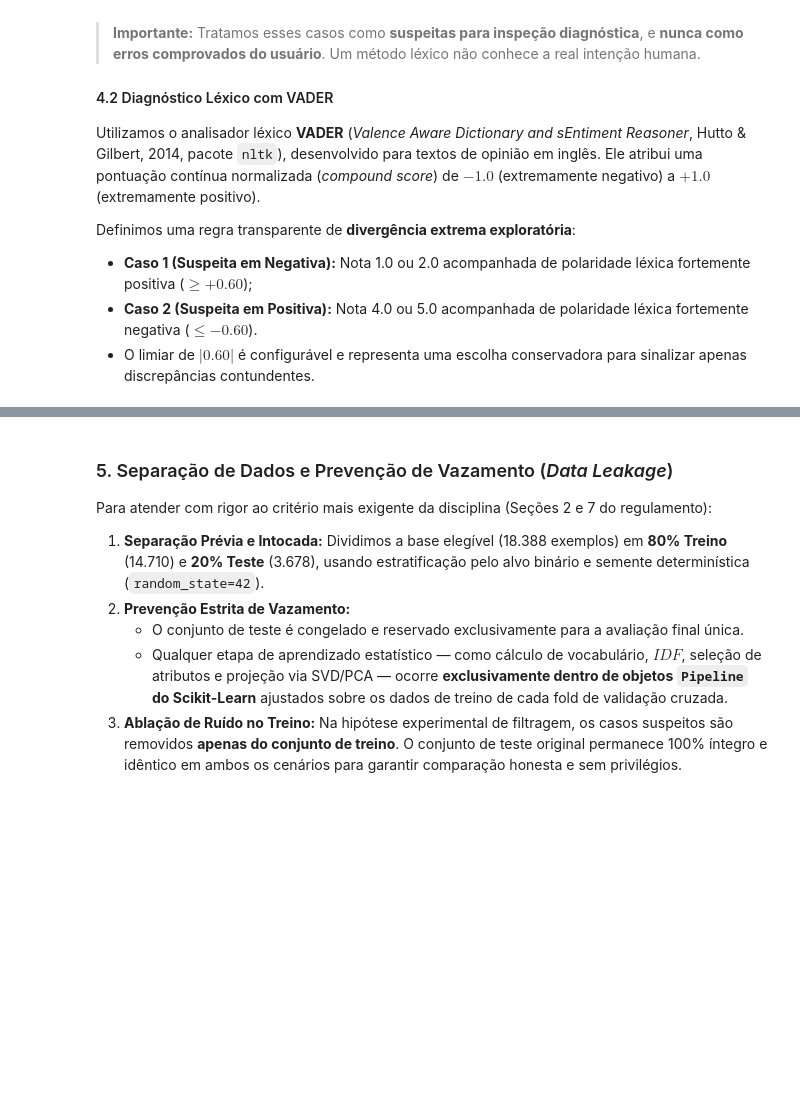
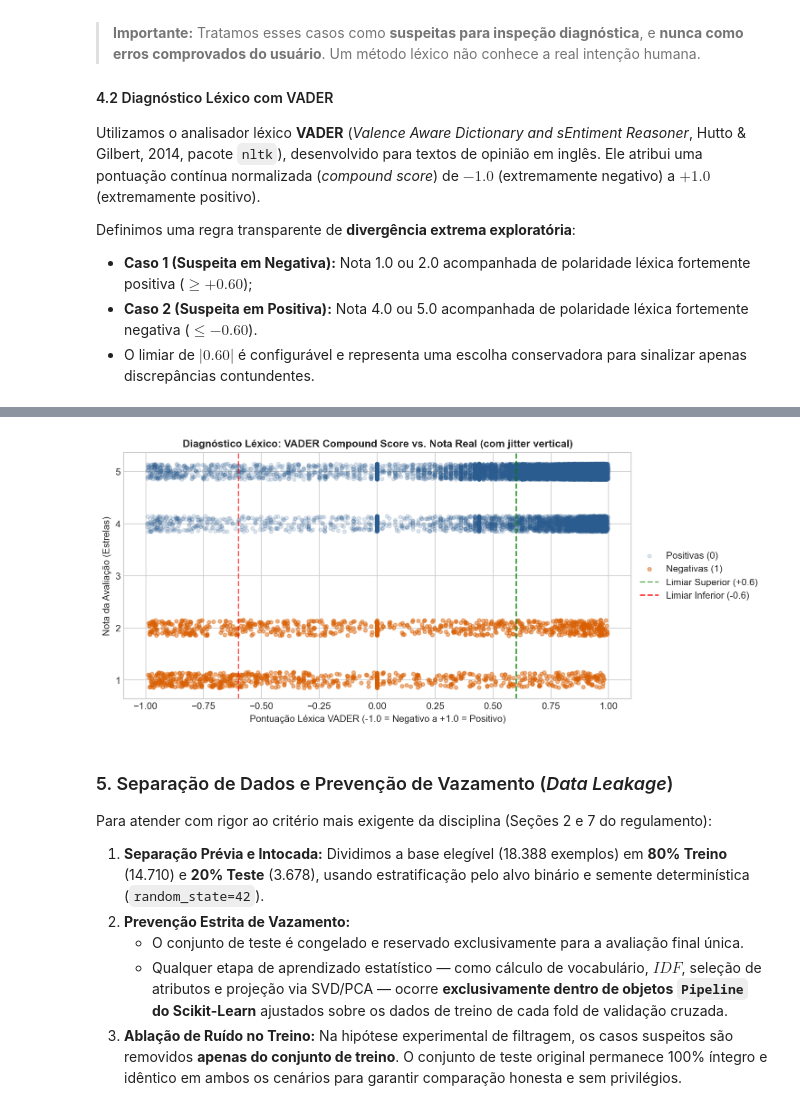
Before and after one commit to luticaa/mineracao-de-dados-projeto-final, a Jupyter notebook: projeto_integrador_mineracao_dados.ipynb, the cells around one changed output, grey strips where cells are left out. Cells and saved outputs as stored; diff of their text form; code cells hidden in the pictures; blank space fills up the shorter version.

Commit message:
Corrige celula 3 tornando o notebook totalmente auto-contido e reprodutivel do inicio ao fim

```diff
--- a/projeto_integrador_mineracao_dados.ipynb
+++ b/projeto_integrador_mineracao_dados.ipynb
@@ -164,23 +191,3 @@ Definimos uma regra transparente de **divergência extrema exploratória**:
 - **Caso 1 (Suspeita em Negativa):** Nota 1.0 ou 2.0 acompanhada de polaridade léxica fortemente positiva ($\ge +0.60$);
 - **Caso 2 (Suspeita em Positiva):** Nota 4.0 ou 5.0 acompanhada de polaridade léxica fortemente negativa ($\le -0.60$).
 - O limiar de $|0.60|$ é configurável e representa uma escolha conservadora para sinalizar apenas discrepâncias contundentes.
-# %%
-# Quantificação dos casos sinalizados para inspeção
-n_casos_c1 = c1_mask.sum()
-n_casos_c2 = c2_mask.sum()
-total_divergentes = df_clean['suspected_label_disagreement'].sum()
-
-print("Resultados do Diagnóstico Léxico de Possível Divergência:")
-print(f"  - Total de casos sinalizados: {total_divergentes:,} ({total_divergentes / len(df_clean) * 100:.2f}% da base)")
-print(f"  - Caso 1 (Nota 1-2 com texto léxico positivo >= +{INCONSISTENCY_THRESHOLD}): {n_casos_c1:,} ({n_casos_c1 / (df_clean['is_negative'] == 1).sum() * 100:.2f}% das negativas)")
-print(f"  - Caso 2 (Nota 4-5 com texto léxico negativo <= -{INCONSISTENCY_THRESHOLD}): {n_casos_c2:,} ({n_casos_c2 / (df_clean['is_negative'] == 0).sum() * 100:.2f}% das positivas)")
-
-# Exemplos curtos de casos sinalizados (sem dados pessoais)
-print("\nExemplos de inspeção diagnóstica:")
-exemplos_c1 = df_clean[c1_mask][['rating', 'vader_compound', 'review_full']].head(2)
-for idx, r in exemplos_c1.iterrows():
-    print(f"  [Caso 1] Nota: {r['rating']}★ | VADER: {r['vader_compound']:+.2f} | Trecho: \"{r['review_full'][:110]}...\"")
-
-exemplos_c2 = df_clean[c2_mask][['rating', 'vader_compound', 'review_full']].head(2)
-for idx, r in exemplos_c2.iterrows():
-    print(f"  [Caso 2] Nota: {r['rating']}★ | VADER: {r['vader_compound']:+.2f} | Trecho: \"{r['review_full'][:110]}...\"")
@@ -198,0 +194,54 @@ Exemplos de inspeção diagnóstica:
+# %%
+import nltk
+for p in ['./venv/nltk_data', os.path.expanduser('~/nltk_data')]:
+    if os.path.exists(p) and p not in nltk.data.path:
+        nltk.data.path.append(p)
+try:
+    from nltk.sentiment.vader import SentimentIntensityAnalyzer
+    sia = SentimentIntensityAnalyzer()
+except Exception:
+    nltk.download('vader_lexicon')
+    from nltk.sentiment.vader import SentimentIntensityAnalyzer
+    sia = SentimentIntensityAnalyzer()
+
+# Cálculo de polaridade VADER sobre a resenha
+df_clean['vader_compound'] = df_clean['review_full'].apply(lambda t: sia.polarity_scores(t[:1000])['compound'])
+
+INCONSISTENCY_THRESHOLD = 0.60
+c1_mask = (df_clean['is_negative'] == 1) & (df_clean['vader_compound'] >= INCONSISTENCY_THRESHOLD)
+c2_mask = (df_clean['is_negative'] == 0) & (df_clean['vader_compound'] <= -INCONSISTENCY_THRESHOLD)
+df_clean['suspected_label_disagreement'] = (c1_mask | c2_mask).astype(int)
+
+n_casos_c1 = int(c1_mask.sum())
+n_casos_c2 = int(c2_mask.sum())
+total_divergentes = int(df_clean['suspected_label_disagreement'].sum())
+
+print("Resultados do Diagnóstico Léxico de Possível Divergência:")
+print(f"  - Total de casos sinalizados: {total_divergentes:,} ({total_divergentes / len(df_clean) * 100:.2f}% da base)")
+print(f"  - Caso 1 (Nota 1-2 com texto léxico positivo >= +{INCONSISTENCY_THRESHOLD}): {n_casos_c1:,} ({n_casos_c1 / (df_clean['is_negative'] == 1).sum() * 100:.2f}% das negativas)")
+print(f"  - Caso 2 (Nota 4-5 com texto léxico negativo <= -{INCONSISTENCY_THRESHOLD}): {n_casos_c2:,} ({n_casos_c2 / (df_clean['is_negative'] == 0).sum() * 100:.2f}% das positivas)")
+
+# Gráfico VADER vs Notas
+fig, ax = plt.subplots(figsize=(10, 4.5))
+ax.scatter(df_clean[df_clean['is_negative'] == 0]['vader_compound'],
+           df_clean[df_clean['is_negative'] == 0]['rating'] + np.random.uniform(-0.15, 0.15, (df_clean['is_negative'] == 0).sum()),
+           alpha=0.15, color='#2b5c8f', label='Positivas (0)', s=15)
+ax.scatter(df_clean[df_clean['is_negative'] == 1]['vader_compound'],
+           df_clean[df_clean['is_negative'] == 1]['rating'] + np.random.uniform(-0.15, 0.15, (df_clean['is_negative'] == 1).sum()),
+           alpha=0.45, color='#d95f02', label='Negativas (1)', s=15)
+ax.axvline(INCONSISTENCY_THRESHOLD, color='green', linestyle='--', alpha=0.7, label=f'Limiar Superior (+{INCONSISTENCY_THRESHOLD})')
+ax.axvline(-INCONSISTENCY_THRESHOLD, color='red', linestyle='--', alpha=0.7, label=f'Limiar Inferior (-{INCONSISTENCY_THRESHOLD})')
+ax.set_title("Diagnóstico Léxico: VADER Compound Score vs. Nota Real (com jitter vertical)", fontsize=11, fontweight='bold')
+ax.set_xlabel("Pontuação Léxica VADER (-1.0 = Negativo a +1.0 = Positivo)")
+ax.set_ylabel("Nota da Avaliação (Estrelas)")
+ax.legend(loc='center left', bbox_to_anchor=(1, 0.5))
+plt.tight_layout()
+plt.show()
+
+# Exemplos de inspeção diagnóstica
+print("\nExemplos de inspeção diagnóstica:")
+for idx, r in df_clean[c1_mask][['rating', 'vader_compound', 'review_full']].head(2).iterrows():
+    print(f"  [Caso 1] Nota: {r['rating']}★ | VADER: {r['vader_compound']:+.2f} | Trecho: \"{r['review_full'][:110]}...\"")
+for idx, r in df_clean[c2_mask][['rating', 'vader_compound', 'review_full']].head(2).iterrows():
+    print(f"  [Caso 2] Nota: {r['rating']}★ | VADER: {r['vader_compound']:+.2f} | Trecho: \"{r['review_full'][:110]}...\"")
+# %% [output]
@@ -199,3 +258,4 @@ Exemplos de inspeção diagnóstica:
+[figure, added]
 # %% [markdown]
 ### 5. Separação de Dados e Prevenção de Vazamento (*Data Leakage*)
 
```
Also changed, not shown: parts of 15 cells of this notebook, 7 other files.
